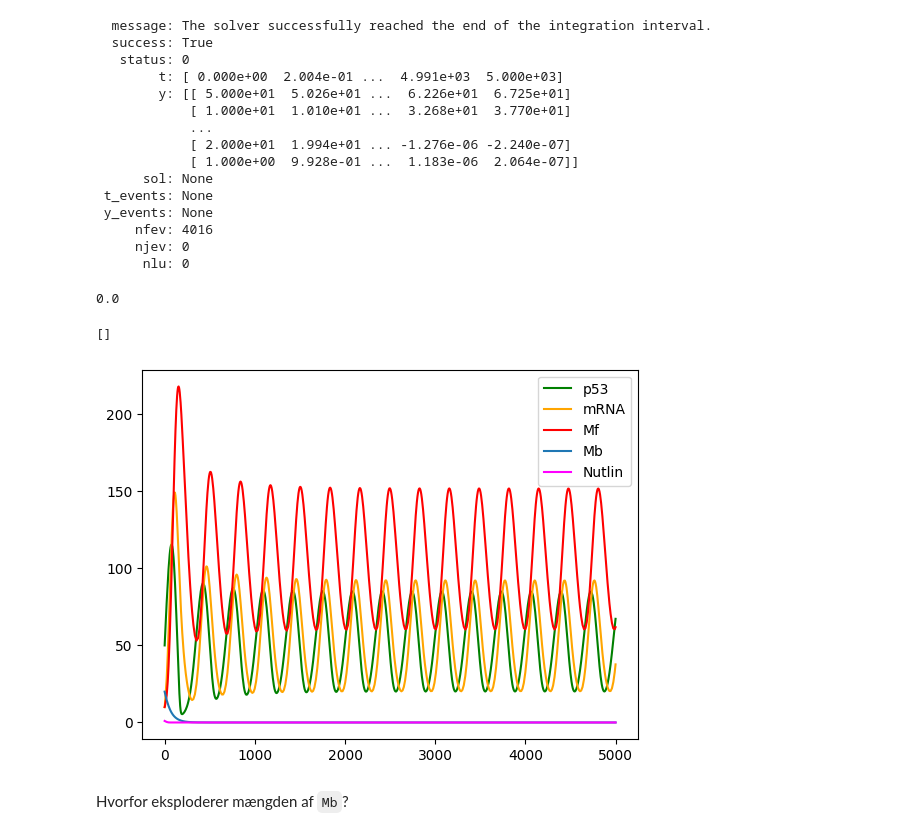
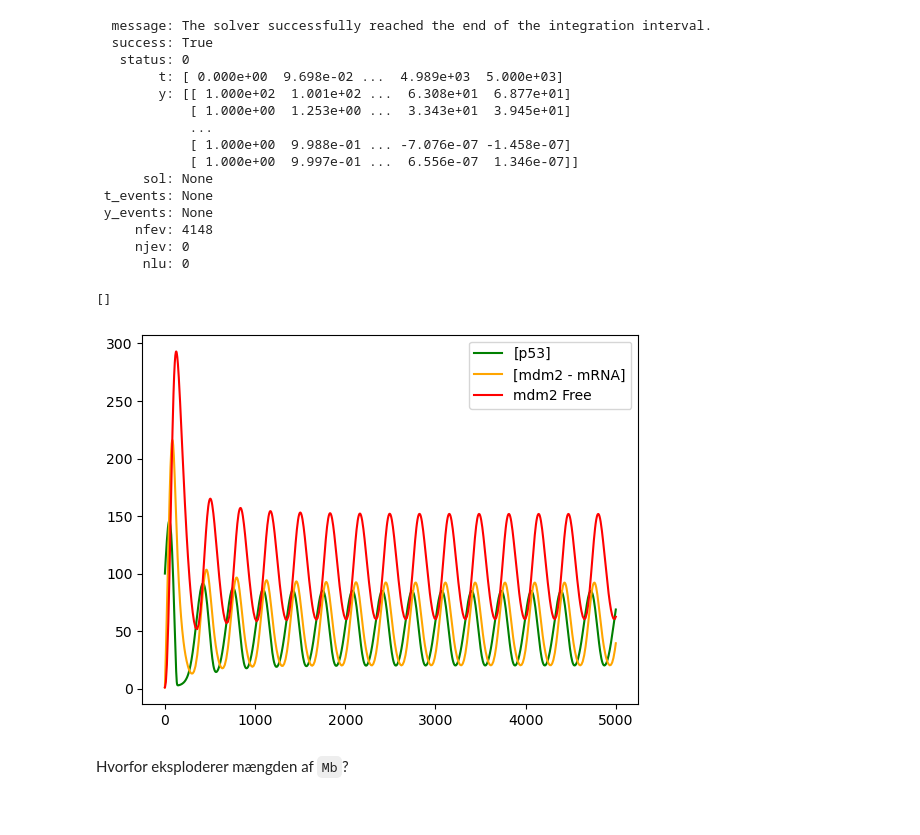
Before and after one commit to ErikBachRyhl/p53, a Jupyter notebook: Nutlin-tilføjelse.ipynb, the cells around one changed output. Cells and saved outputs as stored; diff of their text form; code cells hidden in the pictures.

```diff
--- a/Nutlin-tilføjelse.ipynb
+++ b/Nutlin-tilføjelse.ipynb
@@ -69,41 +69,36 @@ p0, m0, Mf0, Mb0, n0 = 50, 10, 10, 20, 1
 
 y0 = [p0, m0, Mf0, Mb0, n0]
 # %%
-samlet_løsning = solve_ivp(system, t_samlet, y0, method='RK45')
+samlet_løsning = solve_ivp(samlet_system, t_samlet, y0, method='RK45')
 print(samlet_løsning)
 # %% [output]
   message: The solver successfully reached the end of the integration interval.
   success: True
    status: 0
-        t: [ 0.000e+00  2.004e-01 ...  4.991e+03  5.000e+03]
-        y: [[ 5.000e+01  5.026e+01 ...  6.226e+01  6.725e+01]
-            [ 1.000e+01  1.010e+01 ...  3.268e+01  3.770e+01]
+        t: [ 0.000e+00  9.698e-02 ...  4.989e+03  5.000e+03]
+        y: [[ 1.000e+02  1.001e+02 ...  6.308e+01  6.877e+01]
+            [ 1.000e+00  1.253e+00 ...  3.343e+01  3.945e+01]
             ...
-            [ 2.000e+01  1.994e+01 ... -1.276e-06 -2.240e-07]
-            [ 1.000e+00  9.928e-01 ...  1.183e-06  2.064e-07]]
+            [ 1.000e+00  9.988e-01 ... -7.076e-07 -1.458e-07]
+            [ 1.000e+00  9.997e-01 ...  6.556e-07  1.346e-07]]
       sol: None
  t_events: None
  y_events: None
-     nfev: 4016
+     nfev: 4148
      njev: 0
       nlu: 0
 # %%
-t, p, m, Mf, Mb, n = samlet_løsning["t"], samlet_løsning["y"][0], samlet_løsning["y"][1], samlet_løsning["y"][2], samlet_løsning["y"][3], samlet_løsning["y"][4]
+t_int, p_int, m_int, Mf_int, Mb_int, n_int = samlet_løsning["t"], samlet_løsning["y"][0], samlet_løsning["y"][1], samlet_løsning["y"][2], samlet_løsning["y"][3], samlet_løsning["y"][4]
-# %%
-print(t[0])
-# %% [output]
-0.0
 # %%
-plt.plot(t, p, color="green", label="p53")
-plt.plot(t, m, color="orange", label="mRNA")
-plt.plot(t, Mf, color="red", label="Mf")
-plt.plot(t,Mb, label="Mb")
-plt.plot(t, n, color="magenta", label="Nutlin")
+plt.plot(t, p, color="green", label="[p53]")
+plt.plot(t, m, color="orange", label="[mdm2 - mRNA]")
+plt.plot(t, Mf, color="red", label="mdm2 Free")
+
 
 plt.legend()
 plt.plot()
 # %% [output]
 []
-[figure, old version]
+[figure, new version]
 # %% [markdown]
 Hvorfor eksploderer mængden af `Mb`?
```
Also changed, not shown: parts of 12 cells of this notebook, 1 other file.
